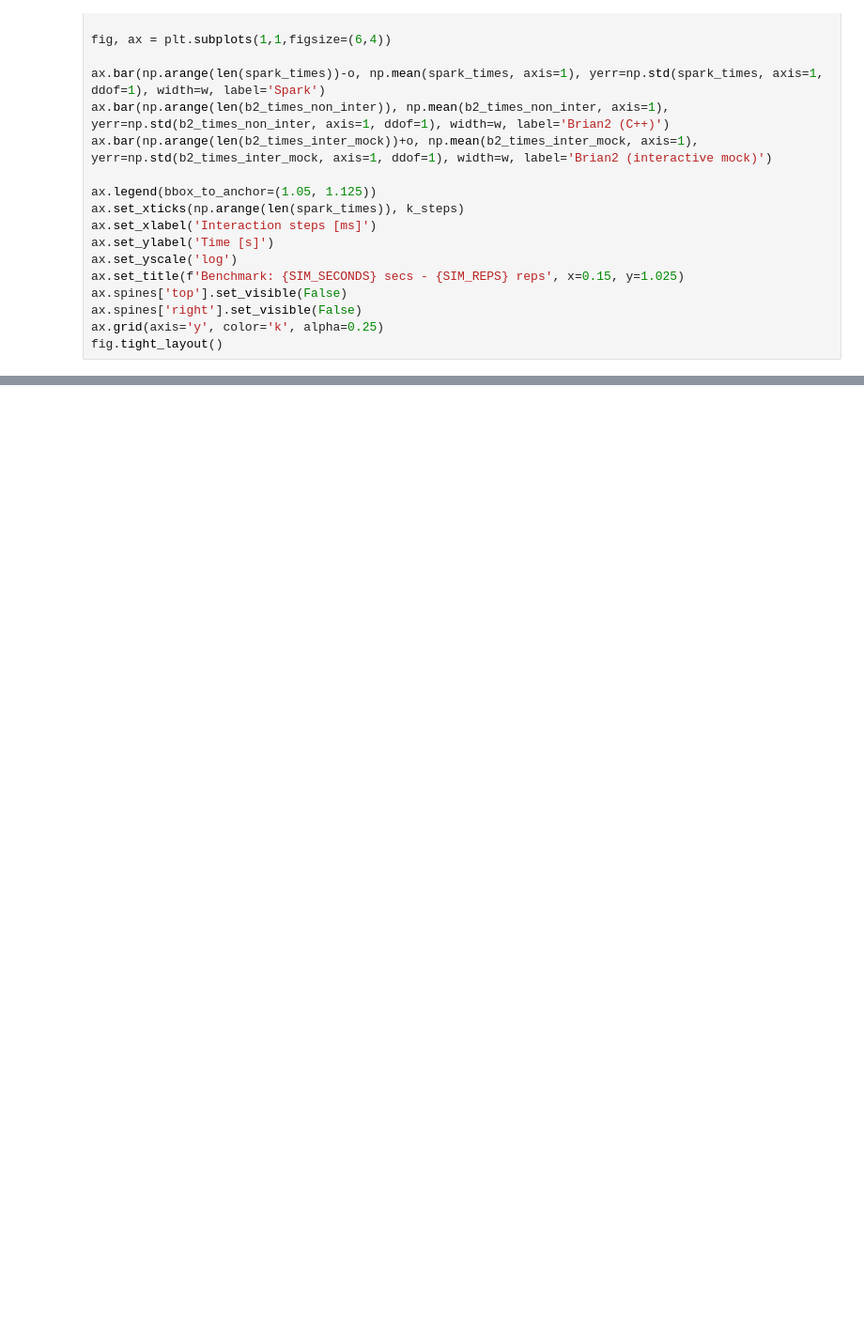
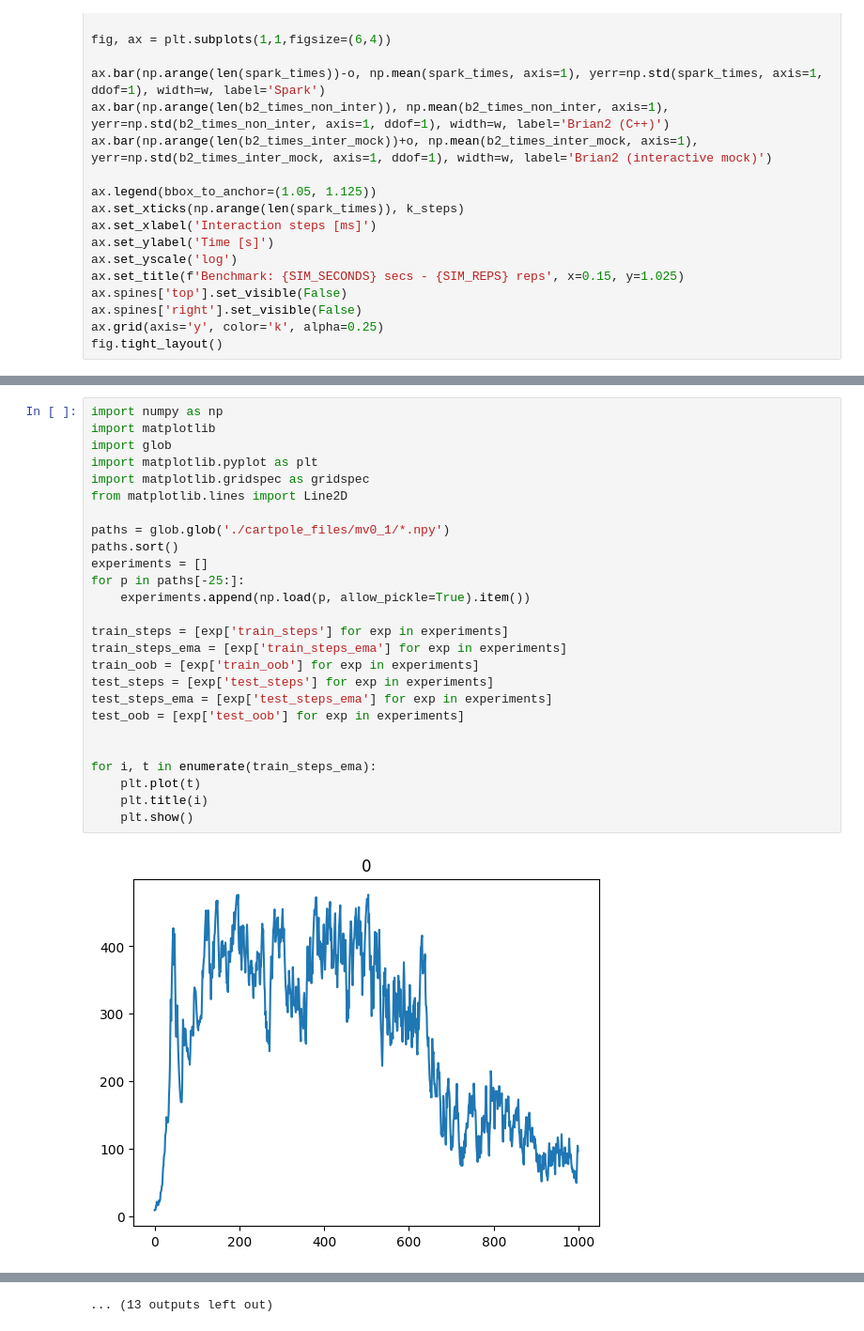
Before and after one commit to Nogarx/Spark, a Jupyter notebook: benchmarks/benchmark_report.ipynb, the cells around one changed output, grey strips where cells are left out. Shown at 94% size. Cells and saved outputs as stored; diff of their text form; blank space fills up the shorter version.

```diff
--- a/benchmarks/benchmark_report.ipynb
+++ b/benchmarks/benchmark_report.ipynb
@@ -159,0 +215,28 @@ fig.tight_layout()
+# %%
+import numpy as np
+import matplotlib
+import glob
+import matplotlib.pyplot as plt
+import matplotlib.gridspec as gridspec
+from matplotlib.lines import Line2D
+
+paths = glob.glob('./cartpole_files/mv0_1/*.npy')
+paths.sort()
+experiments = []
+for p in paths[-25:]:
+    experiments.append(np.load(p, allow_pickle=True).item())
+
+train_steps = [exp['train_steps'] for exp in experiments]
+train_steps_ema = [exp['train_steps_ema'] for exp in experiments]
+train_oob = [exp['train_oob'] for exp in experiments]
+test_steps = [exp['test_steps'] for exp in experiments]
+test_steps_ema = [exp['test_steps_ema'] for exp in experiments]
+test_oob = [exp['test_oob'] for exp in experiments]
+
+
+for i, t in enumerate(train_steps_ema):
+    plt.plot(t)
+    plt.title(i)
+    plt.show()
+# %% [output]
+[figure, added]
@@ -160 +254,2 @@ fig.tight_layout()
+... (13 outputs left out)
 # %% [markdown]
```
Also changed, not shown: parts of 15 cells of this notebook, 11 other files.
